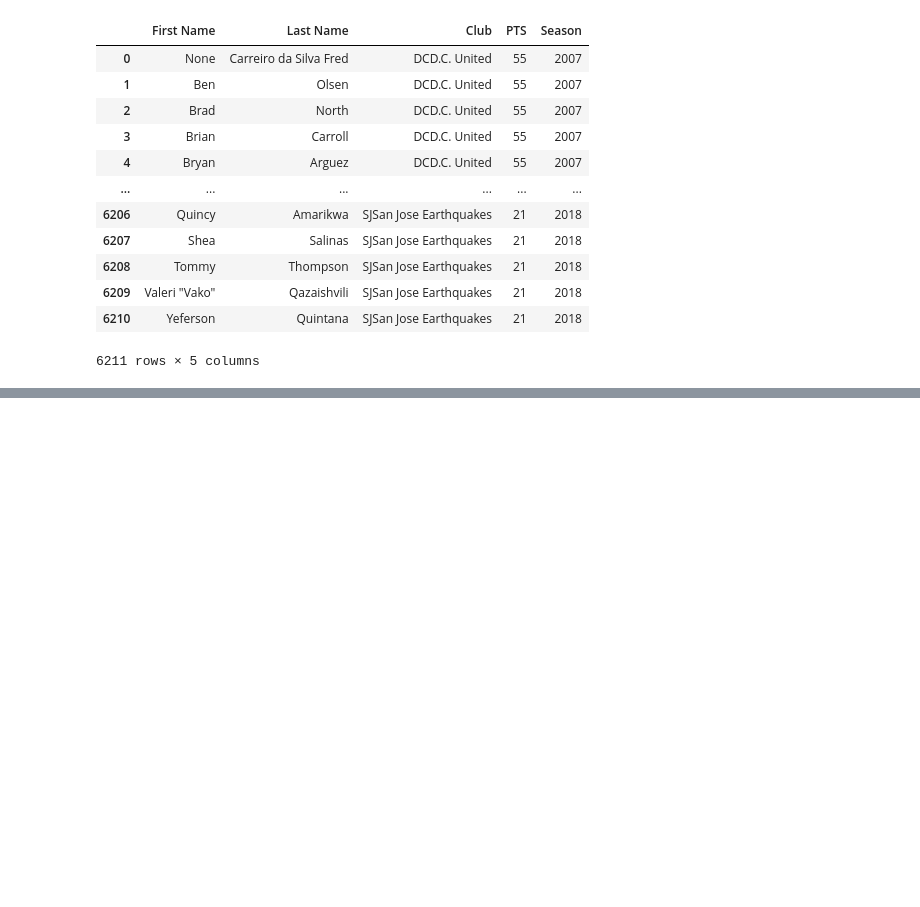
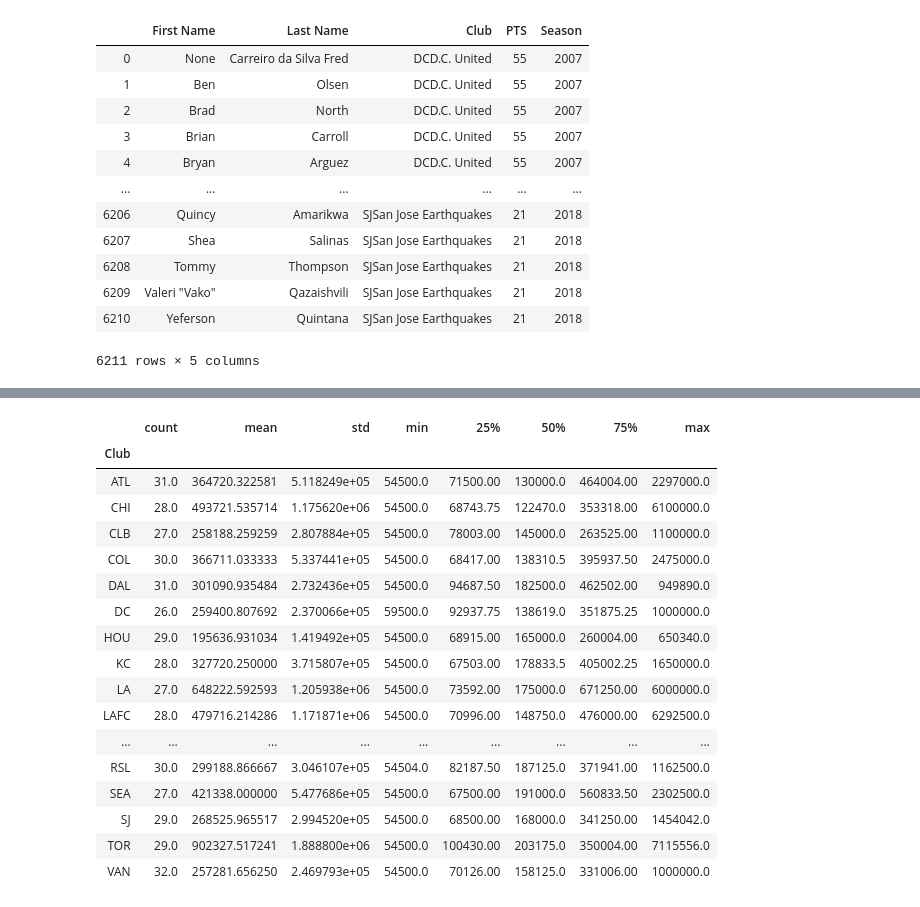
Before and after one commit to kyraha/UMN_PR02_ETL, a Jupyter notebook: ETL_KD/ETL_MLS_Salaries.ipynb, the cells around one changed output, grey strips where cells are left out. Cells and saved outputs as stored; diff of their text form; code cells hidden in the pictures; blank space fills up the shorter version.

```diff
--- a/ETL_KD/ETL_MLS_Salaries.ipynb
+++ b/ETL_KD/ETL_MLS_Salaries.ipynb
@@ -148,3 +148,6 @@ sample
 | 6209 | Valeri "Vako" | Qazaishvili | SJSan Jose Earthquakes | 21 | 2018 |
 | 6210 | Yeferson | Quintana | SJSan Jose Earthquakes | 21 | 2018 |
 6211 rows × 5 columns
+# %%
+sal2018 = sal.loc[sal["Season"] == 2018]
+sal2018
@@ -150,0 +168,22 @@ sample
+# %%
+sal2018club = sal2018.groupby("Club")["Total Compensation"]
+sal2018club.describe()
+# %% [output]
+|  | count | mean | std | min | 25% | 50% | 75% | max |
+| Club |  |  |  |  |  |  |  |  |
+| ATL | 31.0 | 364720.322581 | 5.118249e+05 | 54500.0 | 71500.00 | 130000.0 | 464004.00 | 2297000.0 |
+| CHI | 28.0 | 493721.535714 | 1.175620e+06 | 54500.0 | 68743.75 | 122470.0 | 353318.00 | 6100000.0 |
+| CLB | 27.0 | 258188.259259 | 2.807884e+05 | 54500.0 | 78003.00 | 145000.0 | 263525.00 | 1100000.0 |
+| COL | 30.0 | 366711.033333 | 5.337441e+05 | 54500.0 | 68417.00 | 138310.5 | 395937.50 | 2475000.0 |
+| DAL | 31.0 | 301090.935484 | 2.732436e+05 | 54500.0 | 94687.50 | 182500.0 | 462502.00 | 949890.0 |
+| DC | 26.0 | 259400.807692 | 2.370066e+05 | 59500.0 | 92937.75 | 138619.0 | 351875.25 | 1000000.0 |
+| HOU | 29.0 | 195636.931034 | 1.419492e+05 | 54500.0 | 68915.00 | 165000.0 | 260004.00 | 650340.0 |
+| KC | 28.0 | 327720.250000 | 3.715807e+05 | 54500.0 | 67503.00 | 178833.5 | 405002.25 | 1650000.0 |
+| LA | 27.0 | 648222.592593 | 1.205938e+06 | 54500.0 | 73592.00 | 175000.0 | 671250.00 | 6000000.0 |
+| LAFC | 28.0 | 479716.214286 | 1.171871e+06 | 54500.0 | 70996.00 | 148750.0 | 476000.00 | 6292500.0 |
+| ... | ... | ... | ... | ... | ... | ... | ... | ... |
+| RSL | 30.0 | 299188.866667 | 3.046107e+05 | 54504.0 | 82187.50 | 187125.0 | 371941.00 | 1162500.0 |
+| SEA | 27.0 | 421338.000000 | 5.477686e+05 | 54500.0 | 67500.00 | 191000.0 | 560833.50 | 2302500.0 |
+| SJ | 29.0 | 268525.965517 | 2.994520e+05 | 54500.0 | 68500.00 | 168000.0 | 341250.00 | 1454042.0 |
+| TOR | 29.0 | 902327.517241 | 1.888800e+06 | 54500.0 | 100430.00 | 203175.0 | 350004.00 | 7115556.0 |
+| VAN | 32.0 | 257281.656250 | 2.469793e+05 | 54500.0 | 70126.00 | 158125.0 | 331006.00 | 1000000.0 |
```
Also changed, not shown: parts of 3 cells of this notebook, 2 other files.
